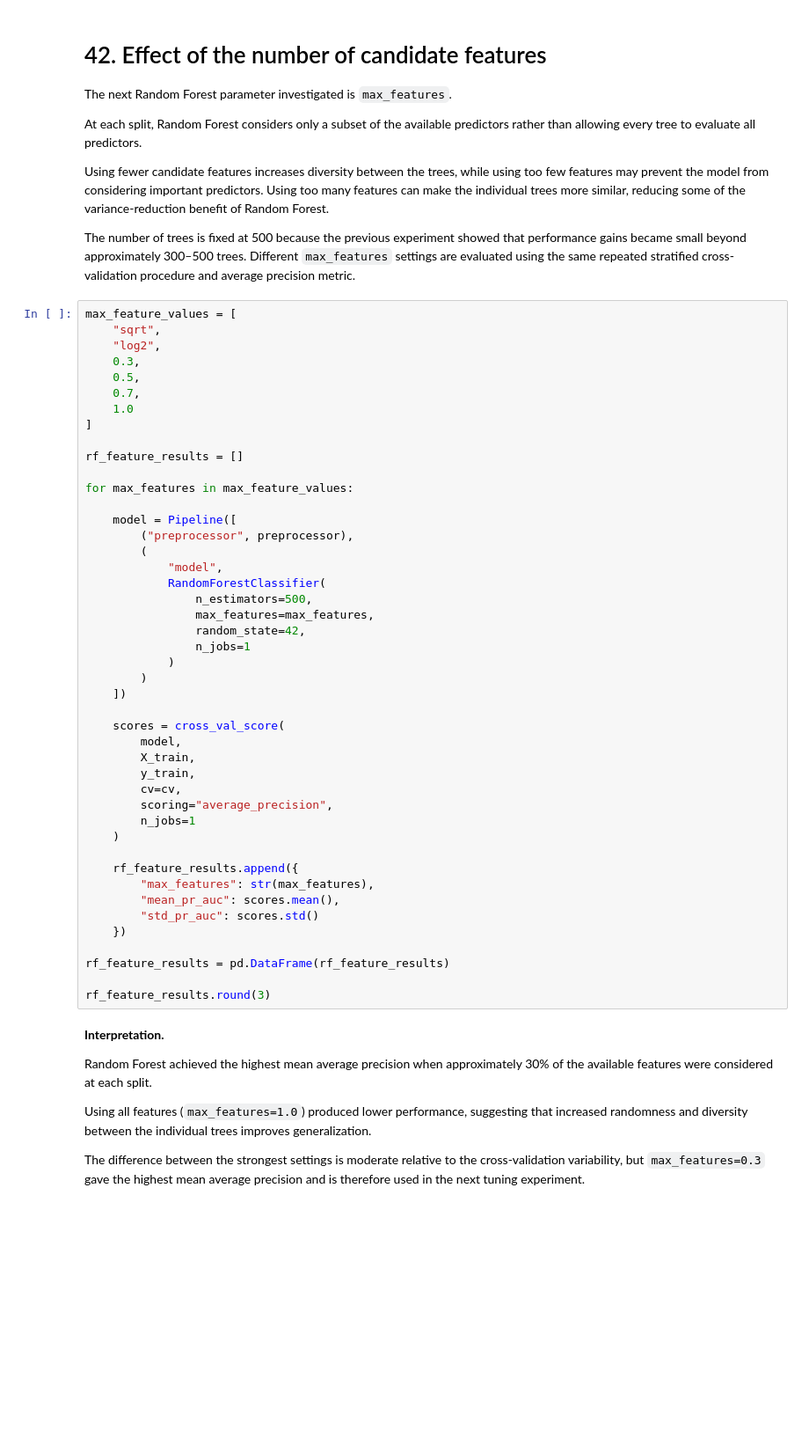
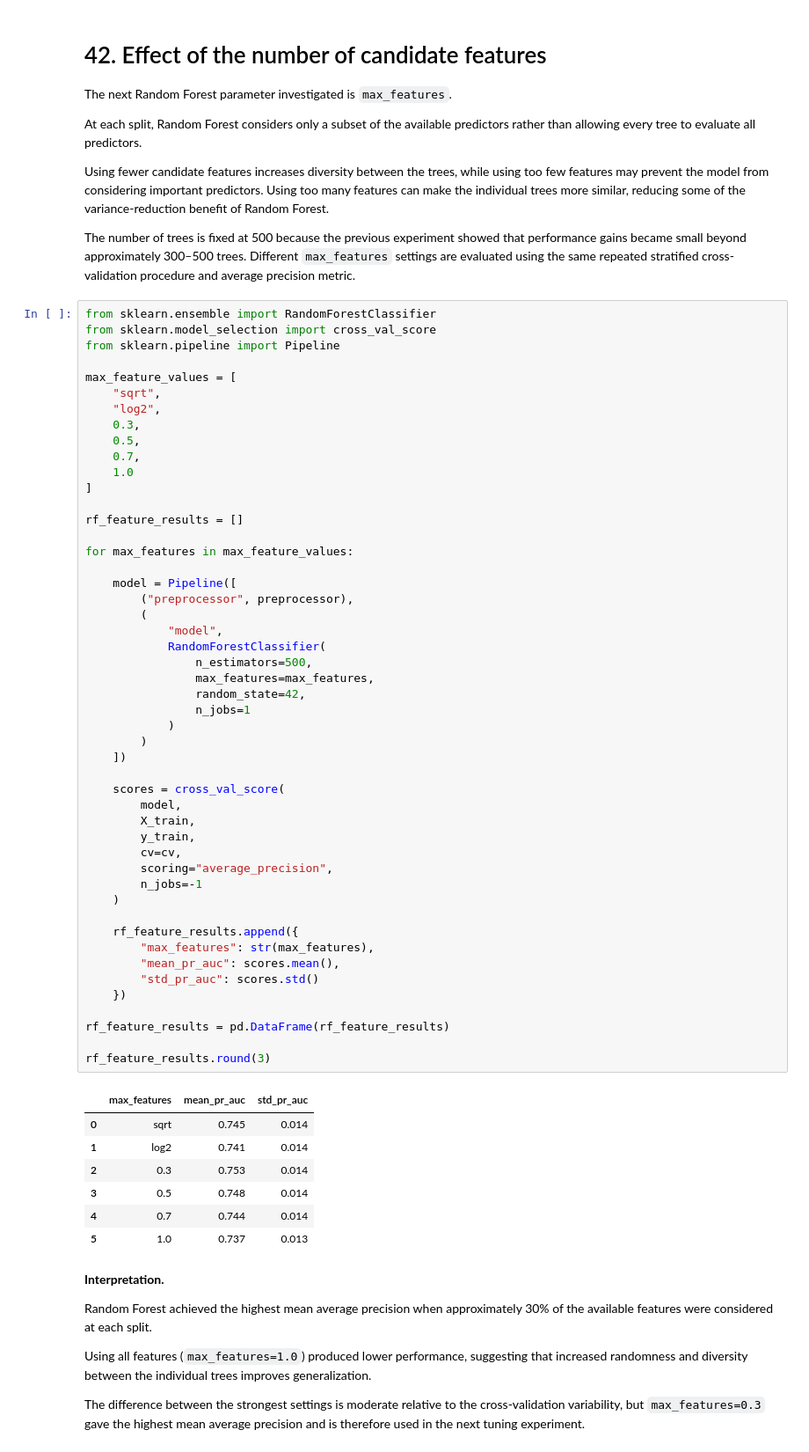
Before and after one commit to EmilB04/Machine-Learning, a Jupyter notebook: project1/notebooks/analysis.ipynb, the cells around one changed output. Shown at 88% size. Cells and saved outputs as stored; diff of their text form; blank space fills up the shorter version.

```diff
--- a/project1/notebooks/analysis.ipynb
+++ b/project1/notebooks/analysis.ipynb
@@ -1297,6 +1308,10 @@ that performance gains became small beyond approximately 300–500 trees.
 Different `max_features` settings are evaluated using the same repeated
 stratified cross-validation procedure and average precision metric.
 # %%
+from sklearn.ensemble import RandomForestClassifier
+from sklearn.model_selection import cross_val_score
+from sklearn.pipeline import Pipeline
+
 max_feature_values = [
     "sqrt",
     "log2",
@@ -1313,34 +1328,42 @@ for max_features in max_feature_values:
     model = Pipeline([
         ("preprocessor", preprocessor),
         (
             "model",
             RandomForestClassifier(
                 n_estimators=500,
                 max_features=max_features,
                 random_state=42,
                 n_jobs=1
             )
         )
     ])
 
     scores = cross_val_score(
         model,
         X_train,
         y_train,
         cv=cv,
         scoring="average_precision",
-        n_jobs=1
+        n_jobs=-1
     )
 
     rf_feature_results.append({
         "max_features": str(max_features),
         "mean_pr_auc": scores.mean(),
         "std_pr_auc": scores.std()
     })
 
 rf_feature_results = pd.DataFrame(rf_feature_results)
 
 rf_feature_results.round(3)
+# %% [output]
+|  | max_features | mean_pr_auc | std_pr_auc |
+| 0 | sqrt | 0.745 | 0.014 |
+| 1 | log2 | 0.741 | 0.014 |
+| 2 | 0.3 | 0.753 | 0.014 |
+| 3 | 0.5 | 0.748 | 0.014 |
+| 4 | 0.7 | 0.744 | 0.014 |
+| 5 | 1.0 | 0.737 | 0.013 |
 # %% [markdown]
 **Interpretation.**
 
```
Also changed, not shown: parts of 1 cell of this notebook.
